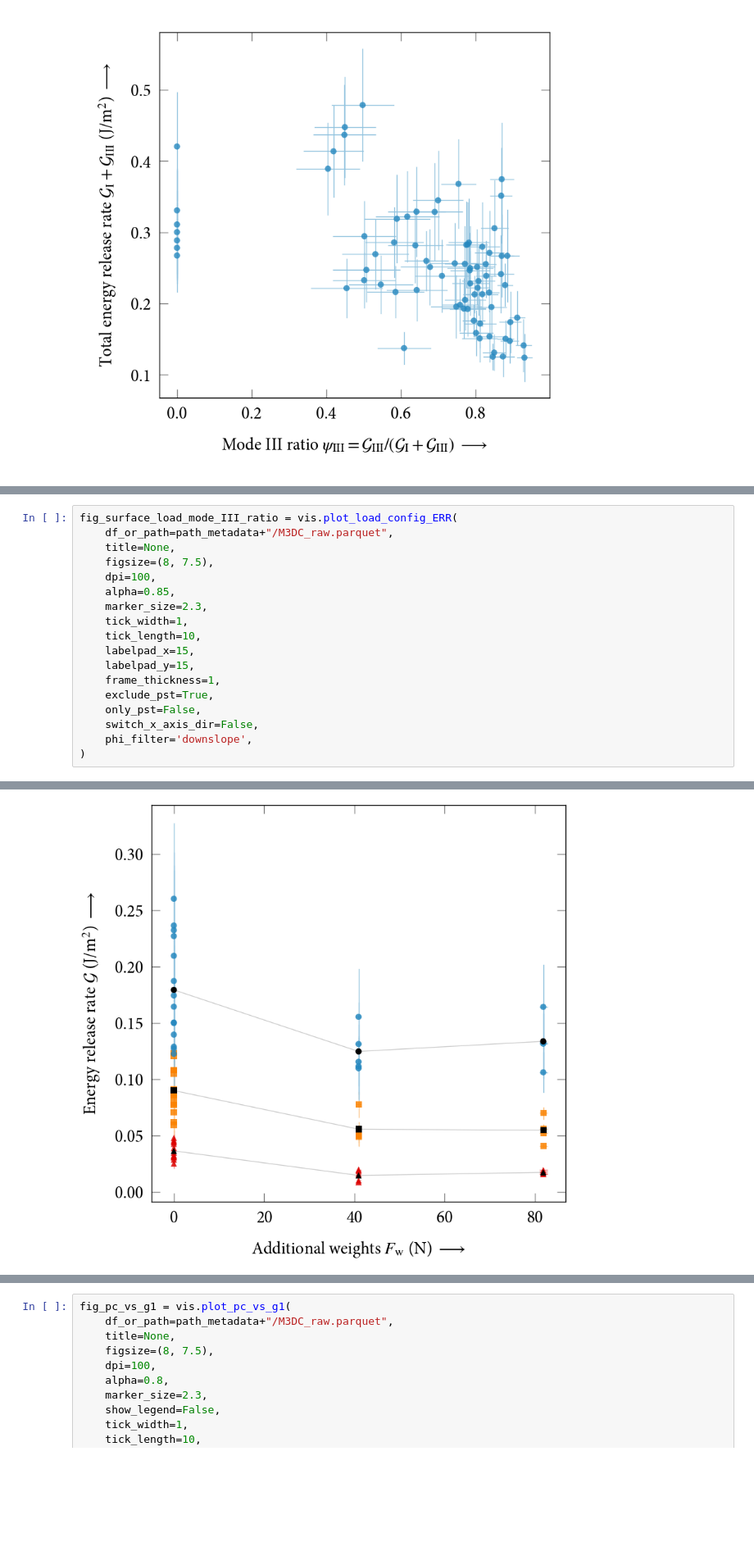
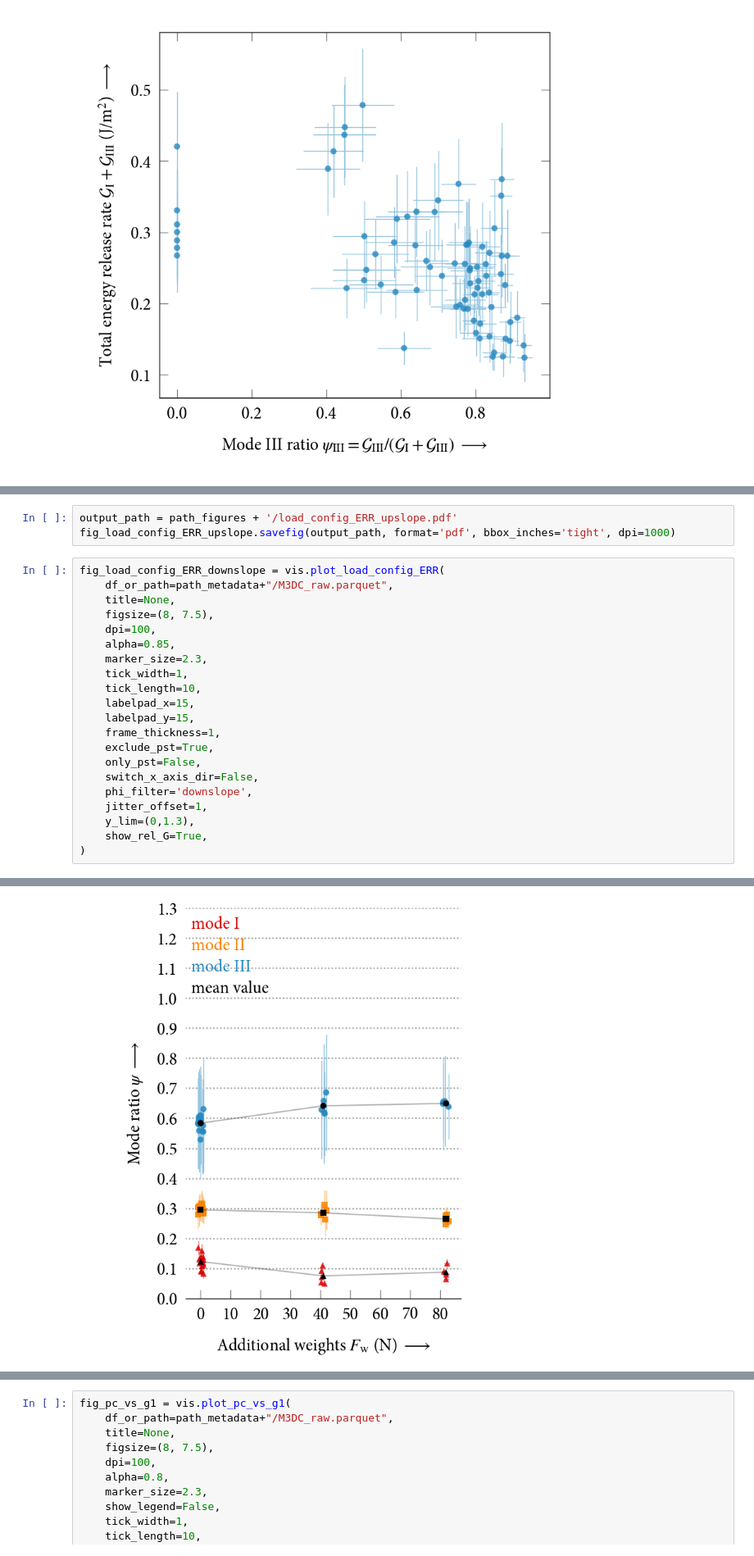
Before and after one commit to valdam95/Mode3DC, a Jupyter notebook: M3DC_Notebook.ipynb, the cells around one changed output, grey strips where cells are left out. Shown at 82% size. Drawn from its saved outputs; the diff is of its cells as text; blank space fills up the shorter version.

```diff
--- a/M3DC_Notebook.ipynb
+++ b/M3DC_Notebook.ipynb
@@ -618,5 +696,8 @@ Loaded data from Parquet: /Volumes/Public/04 phds/Adam/02_experiments/04_mode_II
+# %%
+output_path = path_figures + '/load_config_ERR_upslope.pdf'
+fig_load_config_ERR_upslope.savefig(output_path, format='pdf', bbox_inches='tight', dpi=1000)
 # %%
-fig_surface_load_mode_III_ratio = vis.plot_load_config_ERR(
+fig_load_config_ERR_downslope = vis.plot_load_config_ERR(
     df_or_path=path_metadata+"/M3DC_raw.parquet",
     title=None,
     figsize=(8, 7.5),
@@ -632,6 +713,9 @@ fig_surface_load_mode_III_ratio = vis.plot_load_config_ERR(
     only_pst=False,
     switch_x_axis_dir=False,
     phi_filter='downslope',
+    jitter_offset=1,
+    y_lim=(0,1.3),
+    show_rel_G=True,
 )
 # %% [output]
 Loaded data from Parquet: /Volumes/Public/04 phds/Adam/02_experiments/04_mode_III_DC/01_raw_data/04_metadata/M3DC_raw.parquet
@@ -641 +735 @@ Loaded data from Parquet: /Volumes/Public/04 phds/Adam/02_experiments/04_mode_II
-[figure, old version]
+[figure, new version]
```
Also changed, not shown: parts of 14 cells of this notebook, 3 other files.
